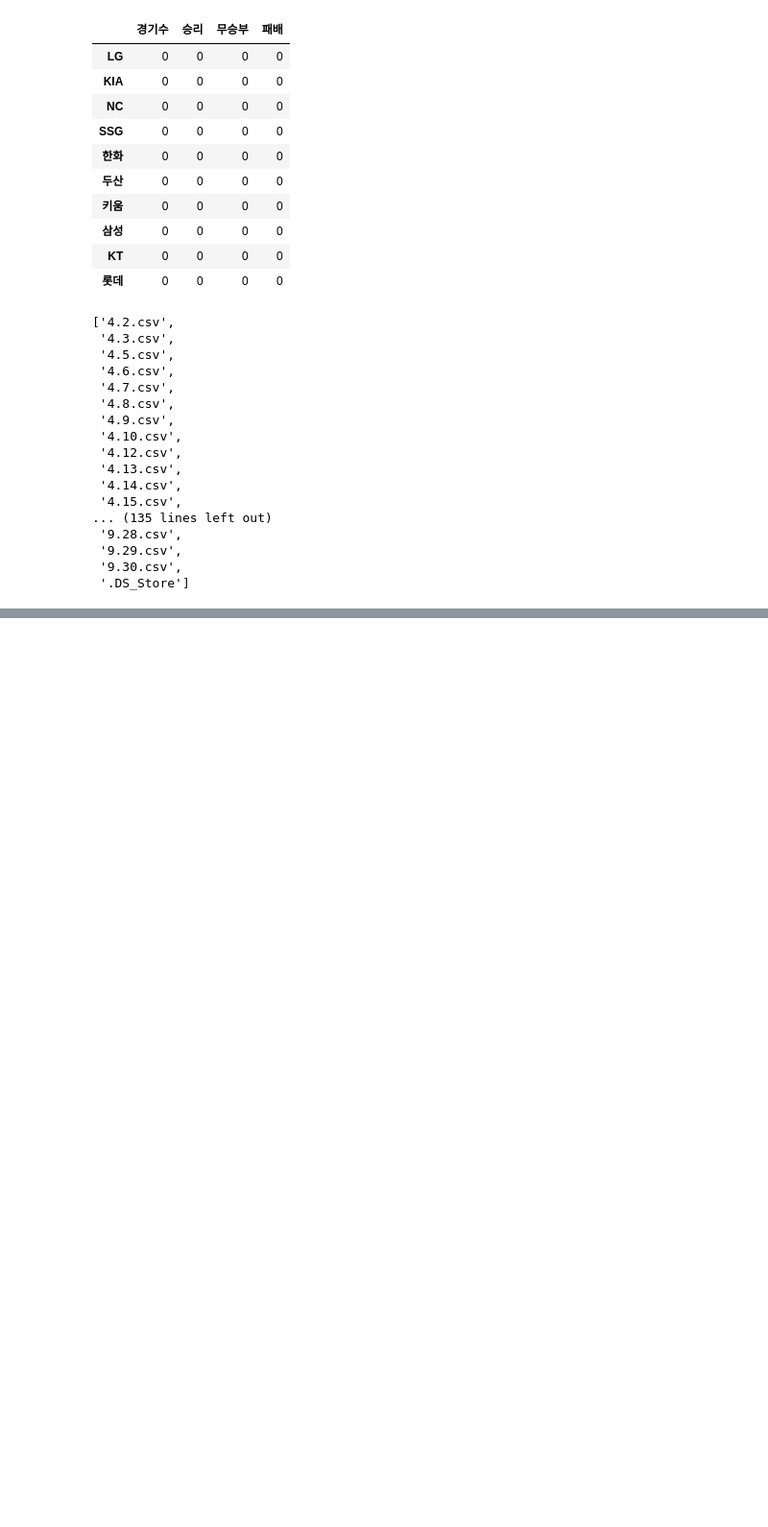
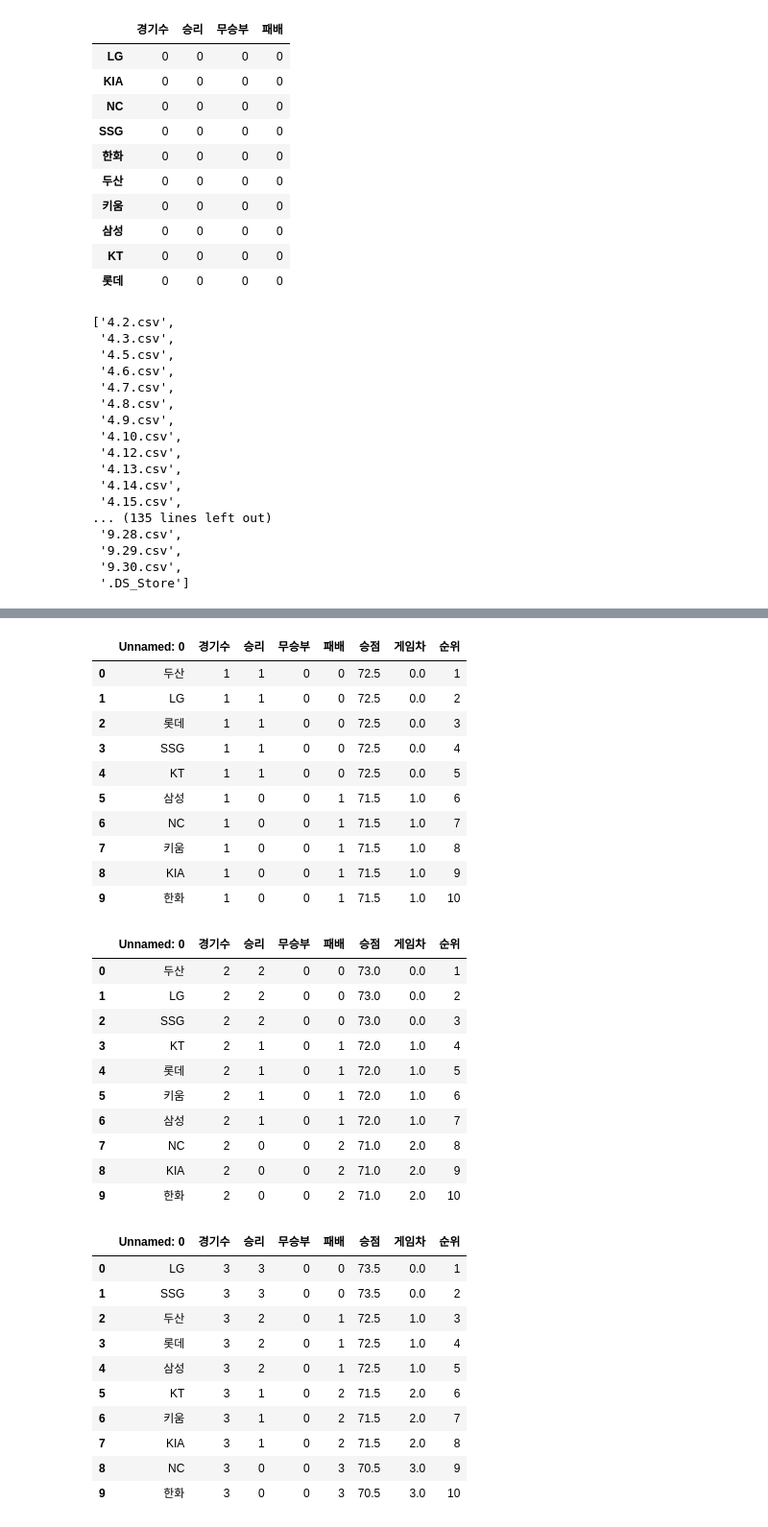
Before and after one commit to JorimJoram/BaseBall_Posting, a Jupyter notebook: Data_Crawling/Schedule.ipynb, the cells around one changed output, grey strips where cells are left out. Shown at 96% size. Drawn from its saved outputs; the diff is of its cells as text; code cells hidden in the pictures; blank space fills up the shorter version.

```diff
--- a/Data_Crawling/Schedule.ipynb
+++ b/Data_Crawling/Schedule.ipynb
@@ -133,5 +131,7 @@ for file in sorted_list:
         KBO_team["게임차"] = top - KBO_team["승점"]
         KBO_team.sort_values(by="승점", ascending=False, inplace=True)
 
+        KBO_team["순위"] = [1,2,3,4,5,6,7,8,9,10]
+
         KBO_team.to_csv("./date_rank/"+file, header=True, encoding="UTF-8", index=True)
 #원인찾았다. 이거 숫자가 문자열로 되어있어서 그랬음
@@ -165,8 +137,0 @@ SSG: 40.5 LG: 37.0 dif: 3.5
-# %%
-#승점 구하기
-test_df = KBO_team.copy()
-test_df["승점"] =  test_df["승리"] + test_df["무승부"]*0.5 + ((144-test_df["경기수"])*0.5)
-test_df.sort_values(by="승점", inplace=True, ascending=False)
-top = test_df["승점"][0]
-test_df["게임차"] = abs(test_df["승점"]-top)
-test_df
@@ -184,0 +154,4 @@ test_df
+# %%
+rank_list = os.listdir("./date_rank")
+sorted_rank = natsort.natsorted(order_list)
+sorted_rank
@@ -184,0 +176,38 @@ test_df
+# %%
+for file in sorted_rank[:5]:
+    test_df = pd.read_csv("./date_rank/"+file)
+    display(test_df)
+# %% [output]
+|  | Unnamed: 0 | 경기수 | 승리 | 무승부 | 패배 | 승점 | 게임차 | 순위 |
+| 0 | 두산 | 1 | 1 | 0 | 0 | 72.5 | 0.0 | 1 |
+| 1 | LG | 1 | 1 | 0 | 0 | 72.5 | 0.0 | 2 |
+| 2 | 롯데 | 1 | 1 | 0 | 0 | 72.5 | 0.0 | 3 |
+| 3 | SSG | 1 | 1 | 0 | 0 | 72.5 | 0.0 | 4 |
+| 4 | KT | 1 | 1 | 0 | 0 | 72.5 | 0.0 | 5 |
+| 5 | 삼성 | 1 | 0 | 0 | 1 | 71.5 | 1.0 | 6 |
+| 6 | NC | 1 | 0 | 0 | 1 | 71.5 | 1.0 | 7 |
+| 7 | 키움 | 1 | 0 | 0 | 1 | 71.5 | 1.0 | 8 |
+| 8 | KIA | 1 | 0 | 0 | 1 | 71.5 | 1.0 | 9 |
+| 9 | 한화 | 1 | 0 | 0 | 1 | 71.5 | 1.0 | 10 |
+|  | Unnamed: 0 | 경기수 | 승리 | 무승부 | 패배 | 승점 | 게임차 | 순위 |
+| 0 | 두산 | 2 | 2 | 0 | 0 | 73.0 | 0.0 | 1 |
+| 1 | LG | 2 | 2 | 0 | 0 | 73.0 | 0.0 | 2 |
+| 2 | SSG | 2 | 2 | 0 | 0 | 73.0 | 0.0 | 3 |
+| 3 | KT | 2 | 1 | 0 | 1 | 72.0 | 1.0 | 4 |
+| 4 | 롯데 | 2 | 1 | 0 | 1 | 72.0 | 1.0 | 5 |
+| 5 | 키움 | 2 | 1 | 0 | 1 | 72.0 | 1.0 | 6 |
+| 6 | 삼성 | 2 | 1 | 0 | 1 | 72.0 | 1.0 | 7 |
+| 7 | NC | 2 | 0 | 0 | 2 | 71.0 | 2.0 | 8 |
+| 8 | KIA | 2 | 0 | 0 | 2 | 71.0 | 2.0 | 9 |
+| 9 | 한화 | 2 | 0 | 0 | 2 | 71.0 | 2.0 | 10 |
+|  | Unnamed: 0 | 경기수 | 승리 | 무승부 | 패배 | 승점 | 게임차 | 순위 |
+| 0 | LG | 3 | 3 | 0 | 0 | 73.5 | 0.0 | 1 |
+| 1 | SSG | 3 | 3 | 0 | 0 | 73.5 | 0.0 | 2 |
+| 2 | 두산 | 3 | 2 | 0 | 1 | 72.5 | 1.0 | 3 |
+| 3 | 롯데 | 3 | 2 | 0 | 1 | 72.5 | 1.0 | 4 |
+| 4 | 삼성 | 3 | 2 | 0 | 1 | 72.5 | 1.0 | 5 |
+| 5 | KT | 3 | 1 | 0 | 2 | 71.5 | 2.0 | 6 |
+| 6 | 키움 | 3 | 1 | 0 | 2 | 71.5 | 2.0 | 7 |
+| 7 | KIA | 3 | 1 | 0 | 2 | 71.5 | 2.0 | 8 |
+| 8 | NC | 3 | 0 | 0 | 3 | 70.5 | 3.0 | 9 |
+| 9 | 한화 | 3 | 0 | 0 | 3 | 70.5 | 3.0 | 10 |
```
Also changed, not shown: parts of 18 cells of this notebook.
